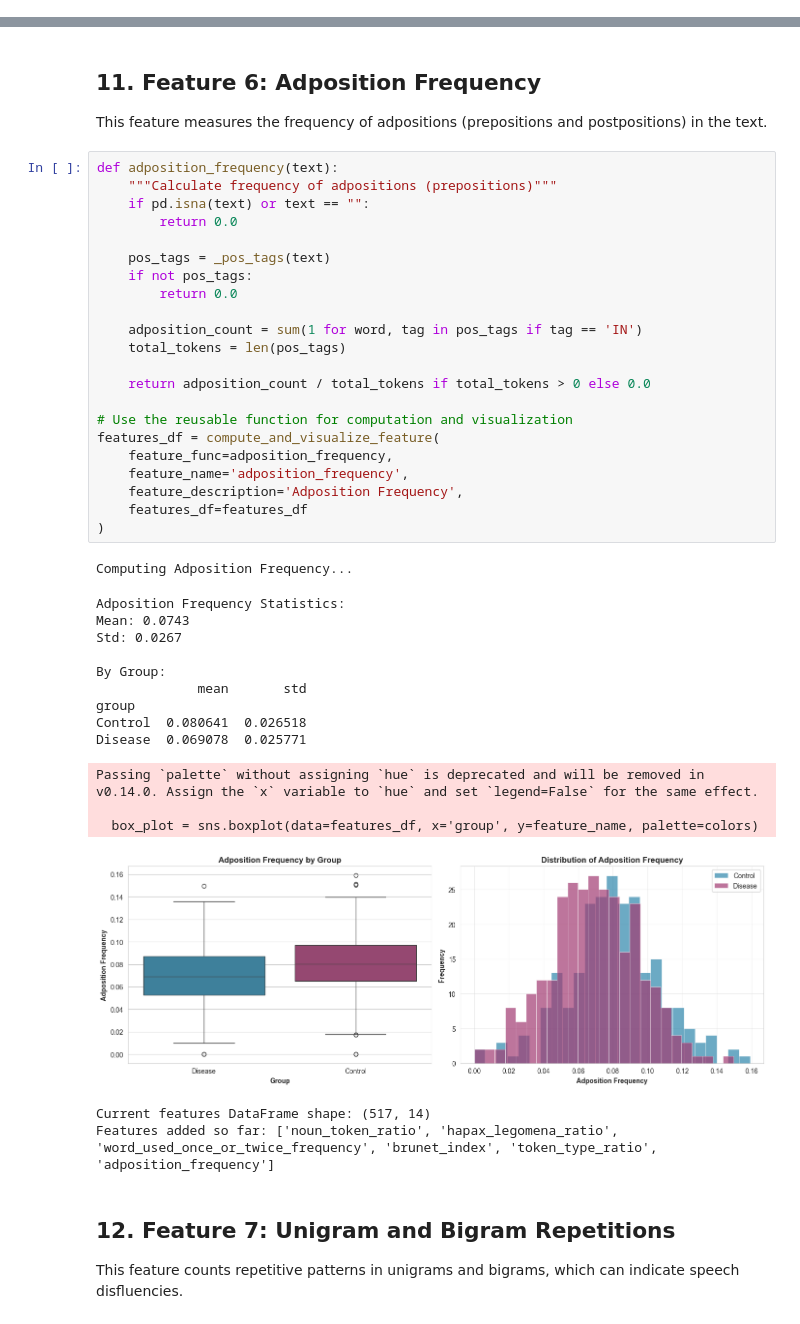
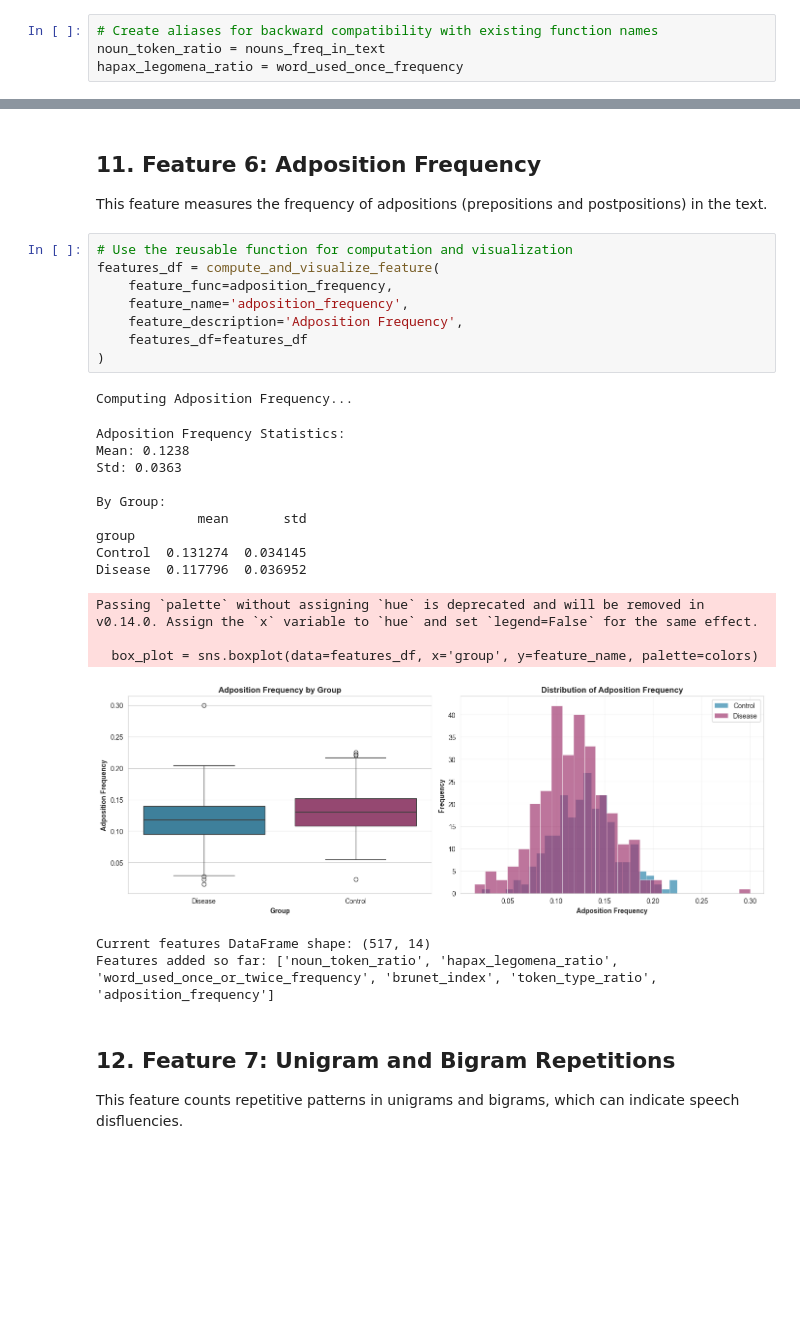
Before and after one commit to NetanelShalev/AD_LongitudinalDataGenerator, a Jupyter notebook: pitt_linguistic_analysis_notebook.ipynb, the cells around one changed output, grey strips where cells are left out. Saved outputs shown, nothing was run; the diff lists cells and outputs as text; blank space fills up the shorter version.

```diff
--- a/pitt_linguistic_analysis_notebook.ipynb
+++ b/pitt_linguistic_analysis_notebook.ipynb
@@ -78,3 +81,7 @@ NLTK version: 3.9.2
+# %%
+# Create aliases for backward compatibility with existing function names
+noun_token_ratio = nouns_freq_in_text
+hapax_legomena_ratio = word_used_once_frequency
 # %%
 # Create output directory for comparison results
 import os
@@ -694,42 +626,28 @@ Features added so far: ['noun_token_ratio', 'hapax_legomena_ratio', 'word_used_o
 
 This feature measures the frequency of adpositions (prepositions and postpositions) in the text.
 # %%
-def adposition_frequency(text):
-    """Calculate frequency of adpositions (prepositions)"""
-    if pd.isna(text) or text == "":
-        return 0.0
-
-    pos_tags = _pos_tags(text)
-    if not pos_tags:
-        return 0.0
-
-    adposition_count = sum(1 for word, tag in pos_tags if tag == 'IN')
-    total_tokens = len(pos_tags)
-
-    return adposition_count / total_tokens if total_tokens > 0 else 0.0
-
 # Use the reusable function for computation and visualization
 features_df = compute_and_visualize_feature(
     feature_func=adposition_frequency,
     feature_name='adposition_frequency',
     feature_description='Adposition Frequency',
     features_df=features_df
 )
 # %% [output]
 Computing Adposition Frequency...
 Adposition Frequency Statistics:
-Mean: 0.0743
-Std: 0.0267
+Mean: 0.1238
+Std: 0.0363
 
 By Group:
              mean       std
 group
-Control  0.080641  0.026518
-Disease  0.069078  0.025771
+Control  0.131274  0.034145
+Disease  0.117796  0.036952
 Passing `palette` without assigning `hue` is deprecated and will be removed in v0.14.0. Assign the `x` variable to `hue` and set `legend=False` for the same effect.
 
   box_plot = sns.boxplot(data=features_df, x='group', y=feature_name, palette=colors)
-[figure, old version]
+[figure, new version]
 Current features DataFrame shape: (517, 14)
 Features added so far: ['noun_token_ratio', 'hapax_legomena_ratio', 'word_used_once_or_twice_frequency', 'brunet_index', 'token_type_ratio', 'adposition_frequency']
 # %% [markdown]
```
Also changed, not shown: parts of 26 cells of this notebook, 13 other files.
